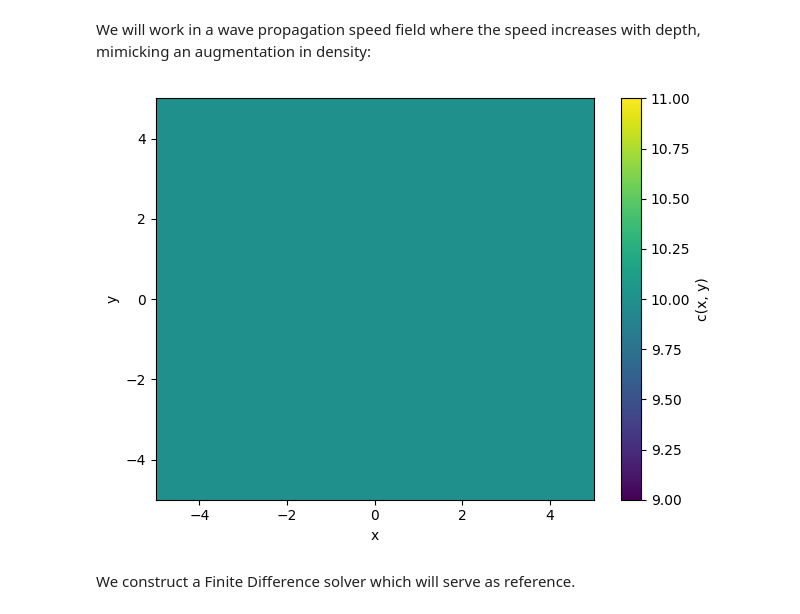
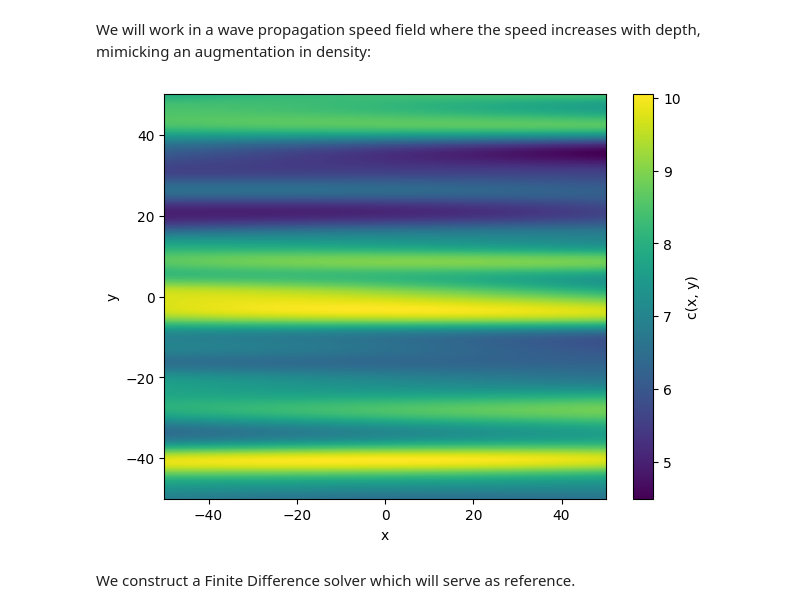
Before and after one commit to pascaltribel/WavePINN, a Jupyter notebook: Demo.ipynb, the cells around one changed output. Drawn from its saved outputs; the diff is of its cells as text; code cells hidden in the pictures.

```diff
--- a/Demo.ipynb
+++ b/Demo.ipynb
@@ -41,70 +39,39 @@ plt.show()
 # %% [markdown]
 We will work in a wave propagation speed field where the speed increases with depth, mimicking an augmentation in density:
 # %%
+from scipy.ndimage import zoom
+from scipy.interpolate import RegularGridInterpolator
+
+c_map = np.load("Density_Test.npy")[8].reshape((51, 51))
+c_map = zoom(c_map, 1024/51)
+
+coords = np.linspace(-10, 10, 1024)
+interp = RegularGridInterpolator((coords, coords), c_map, method='nearest', bounds_error=False, fill_value=None)
+
 def c(x, y, t=0):
-    if type(y) == np.ndarray:
-        y = torch.tensor(y)
-    if type(x) == np.ndarray:
-        x = torch.tensor(x)
+    if isinstance(x, torch.Tensor): x = x.cpu().detach().numpy()
+    if isinstance(y, torch.Tensor): y = y.cpu().detach().numpy()
+    return torch.tensor(interp(np.stack([y.ravel(), x.ravel()], axis=-1)).reshape(x.shape), dtype=torch.float32).to(device)
 
-    step = 10 / 6
-
-    result = torch.where((y > 8*step)  & (x > 3),    6.5,
-             torch.where((y > 8*step)  & (x <= 3),   11.8,
-             torch.where((y > 6*step)  & (x > 5),    8.3,
-             torch.where((y > 6*step)  & (x > 1),    4.7,
-             torch.where((y > 6*step)  & (x <= 1),   13.1,
-             torch.where((y > 4*step)  & (x > 7),    7.1,
-             torch.where((y > 4*step)  & (x > 2),    9.4,
-             torch.where((y > 4*step)  & (x <= 2),   14.2,
-             torch.where((y > 2*step)  & (x > 6),    5.5,
-             torch.where((y > 2*step)  & (x > 3),    10.9,
-             torch.where((y > 2*step)  & (x > 0),    12.7,
-             torch.where((y > 2*step)  & (x <= 0),   4.3,
-             torch.where((y > step)    & (x > 8),    8.2,
-             torch.where((y > step)    & (x > 4),    13.1,
-             torch.where((y > step)    & (x <= 4),   6.6,
-             torch.where((y > 0)       & (x > 5),    11.9,
-             torch.where((y > 0)       & (x > 2),    14.4,
-             torch.where((y > 0)       & (x <= 2),   5.8,
-             torch.where((y > -step)   & (x > 6),    9.3,
-             torch.where((y > -step)   & (x > 1),    7.7,
-             torch.where((y > -step)   & (x <= 1),   4.6,
-             torch.where((y > -2*step) & (x > 4),    12.5,
-             torch.where((y > -2*step) & (x > 0),    14.1,
-             torch.where((y > -2*step) & (x <= 0),   6.8,
-             torch.where((y > -4*step) & (x > 7),    5.2,
-             torch.where((y > -4*step) & (x > 3),    10.9,
-             torch.where((y > -4*step) & (x <= 3),   8.5,
-             torch.where((y > -6*step) & (x > 5),    13.1,
-             torch.where((y > -6*step) & (x > 1),    4.6,
-             torch.where((y > -6*step) & (x <= 1),   11.4,
-             torch.where((y > -8*step) & (x > 6),    7.2,
-             torch.where((y > -8*step) & (x > 2),    14.7,
-             torch.where((y > -8*step) & (x <= 2),   9.7,
-                                                      6.5
-             )))))))))))))))))))))))))))))))))
-
-    return result
-def c(x, y, t=0):
+def c_constant(x, y, t=0):
     if type(y) == np.ndarray:
         y = torch.tensor(y)
     if type(x) == np.ndarray:
         x = torch.tensor(x)
     return 10*torch.ones_like(y)
 
-x = torch.linspace(-5, 5, 300)
-y = torch.linspace(-5, 5, 300)
+x = torch.linspace(-10, 10, 300)
+y = torch.linspace(-10, 10, 300)
 X, Y = torch.meshgrid(x, y, indexing='xy')
 Z = c(X, Y)
-plt.imshow(Z.numpy(), extent=[-5, 5, -5, 5], origin='lower', aspect='auto', cmap='viridis')
+plt.imshow(Z.cpu().numpy(), extent=[-50, 50, -50, 50], origin='lower', aspect='auto', cmap='viridis')
 plt.colorbar(label='c(x, y)')
 plt.xlabel('x')
 plt.ylabel('y')
 plt.tight_layout()
 plt.show()
 # %% [output]
-[figure, old version]
+[figure, new version]
 # %% [markdown]
 We construct a Finite Difference solver which will serve as reference.
 # %%
```
Also changed, not shown: parts of 8 cells of this notebook, 5 other files.
